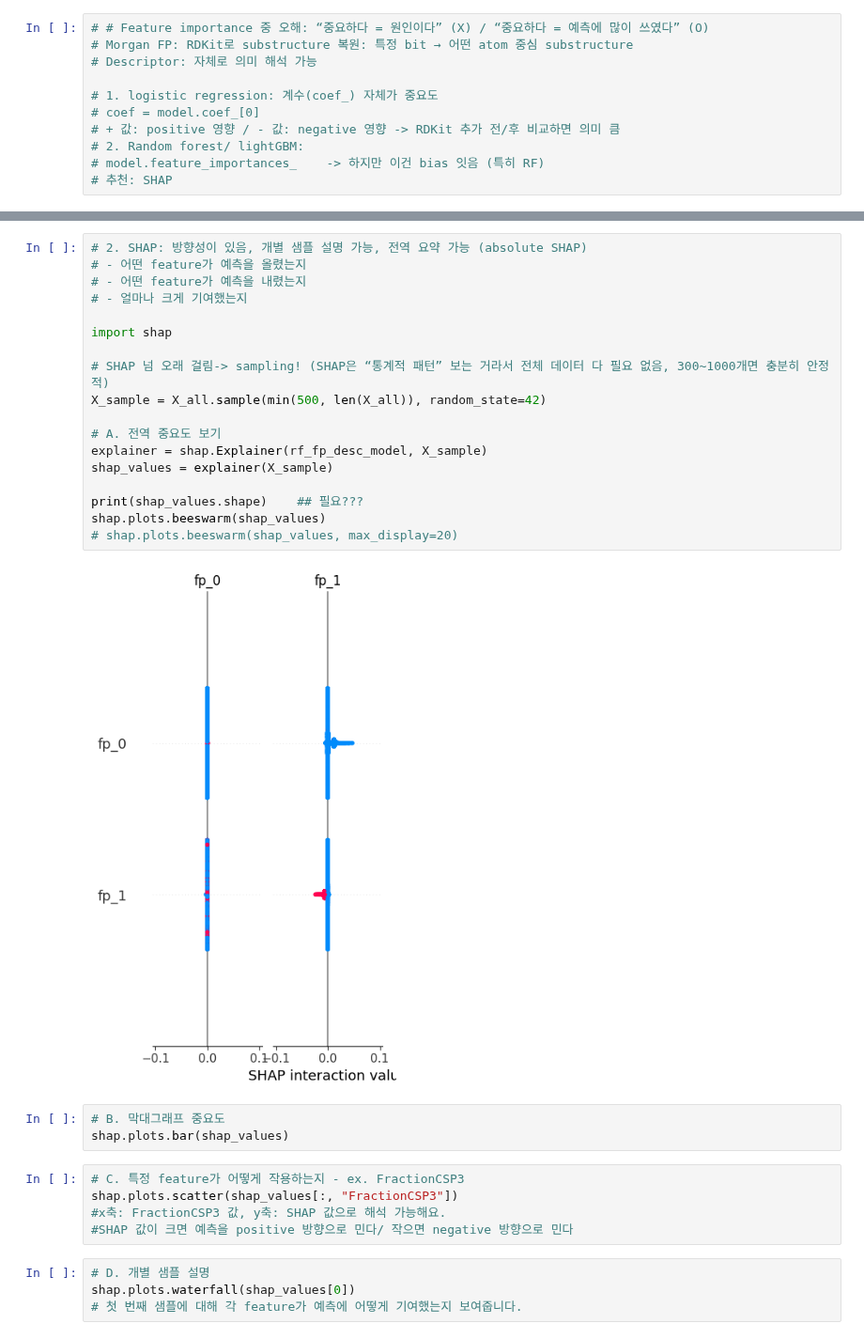
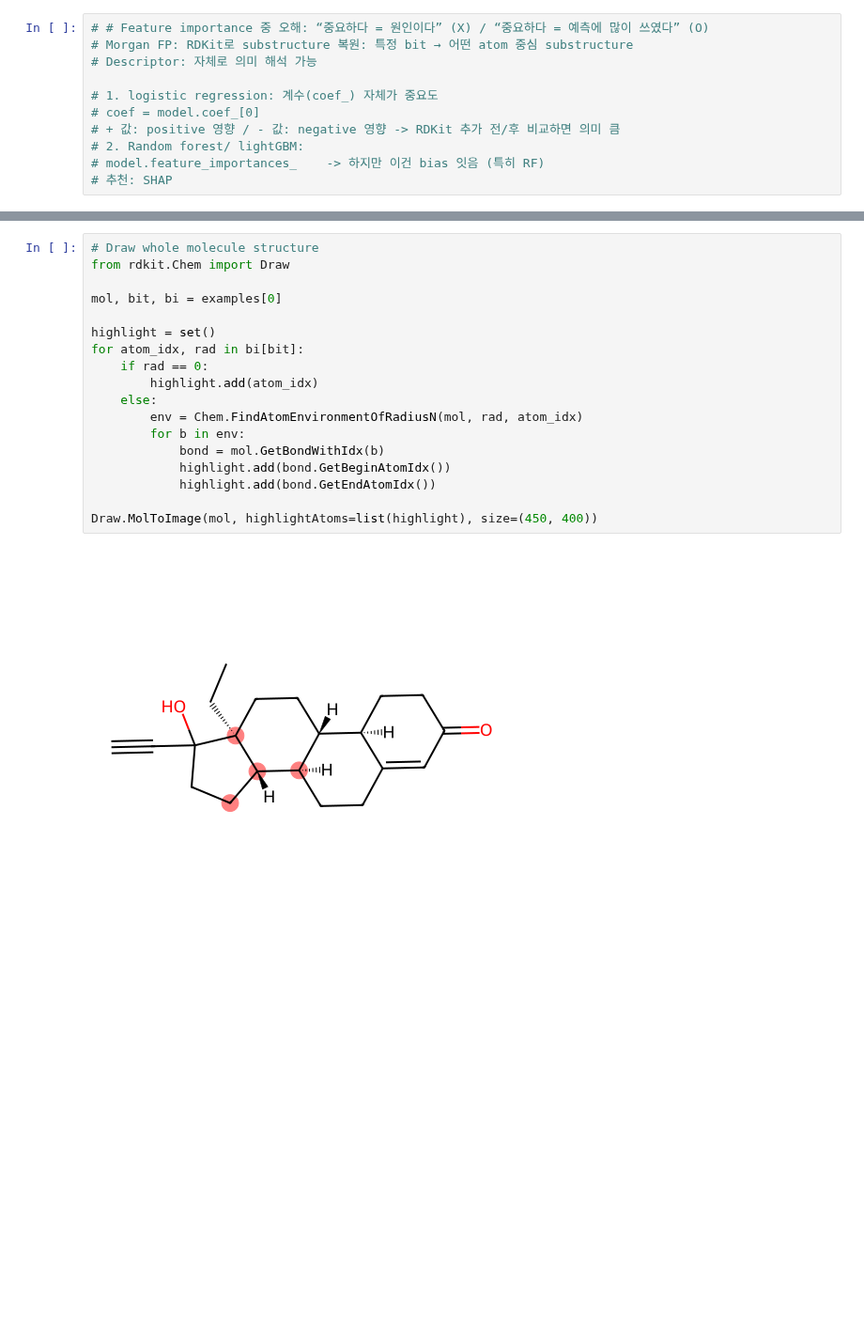
Before and after one commit to jungeun1228/2026_02_Tox21_ML_DL, a Jupyter notebook: 2026_Tox21_Traditional_ML.ipynb, the cells around one changed output, grey strips where cells are left out. Shown at 94% size. Drawn from its saved outputs; the diff is of its cells as text; blank space fills up the shorter version.

```diff
--- a/2026_Tox21_Traditional_ML.ipynb
+++ b/2026_Tox21_Traditional_ML.ipynb
@@ -3178,32 +3198,20 @@ row=11, smiles=Br.COc1ccc2c(c1)[C@@]13CCCCC1[C@@H](C2)N(C)CC3.O
-# %%
-# 2. SHAP: 방향성이 있음, 개별 샘플 설명 가능, 전역 요약 가능 (absolute SHAP)
-# - 어떤 feature가 예측을 올렸는지
-# - 어떤 feature가 예측을 내렸는지
-# - 얼마나 크게 기여했는지
-
-import shap
-
-# SHAP 넘 오래 걸림-> sampling! (SHAP은 “통계적 패턴” 보는 거라서 전체 데이터 다 필요 없음, 300~1000개면 충분히 안정적)
-X_sample = X_all.sample(min(500, len(X_all)), random_state=42)
-
-# A. 전역 중요도 보기
-explainer = shap.Explainer(rf_fp_desc_model, X_sample)
-shap_values = explainer(X_sample)
-
-print(shap_values.shape)    ## 필요???
-shap.plots.beeswarm(shap_values)
-# shap.plots.beeswarm(shap_values, max_display=20)
-# %% [output]
-[figure, removed]
-# %%
-# B. 막대그래프 중요도
-shap.plots.bar(shap_values)
-# %%
-# C. 특정 feature가 어떻게 작용하는지 - ex. FractionCSP3
-shap.plots.scatter(shap_values[:, "FractionCSP3"])
-#x축: FractionCSP3 값, y축: SHAP 값으로 해석 가능해요.
-#SHAP 값이 크면 예측을 positive 방향으로 민다/ 작으면 negative 방향으로 민다
-# %%
-# D. 개별 샘플 설명
-shap.plots.waterfall(shap_values[0])
-# 첫 번째 샘플에 대해 각 feature가 예측에 어떻게 기여했는지 보여줍니다.
+# %%
+# Draw whole molecule structure
+from rdkit.Chem import Draw
+
+mol, bit, bi = examples[0]
+
+highlight = set()
+for atom_idx, rad in bi[bit]:
+    if rad == 0:
+        highlight.add(atom_idx)
+    else:
+        env = Chem.FindAtomEnvironmentOfRadiusN(mol, rad, atom_idx)
+        for b in env:
+            bond = mol.GetBondWithIdx(b)
+            highlight.add(bond.GetBeginAtomIdx())
+            highlight.add(bond.GetEndAtomIdx())
+
+Draw.MolToImage(mol, highlightAtoms=list(highlight), size=(450, 400))
+# %% [output]
+[figure, added]
```
Also changed, not shown: parts of 86 cells of this notebook.
